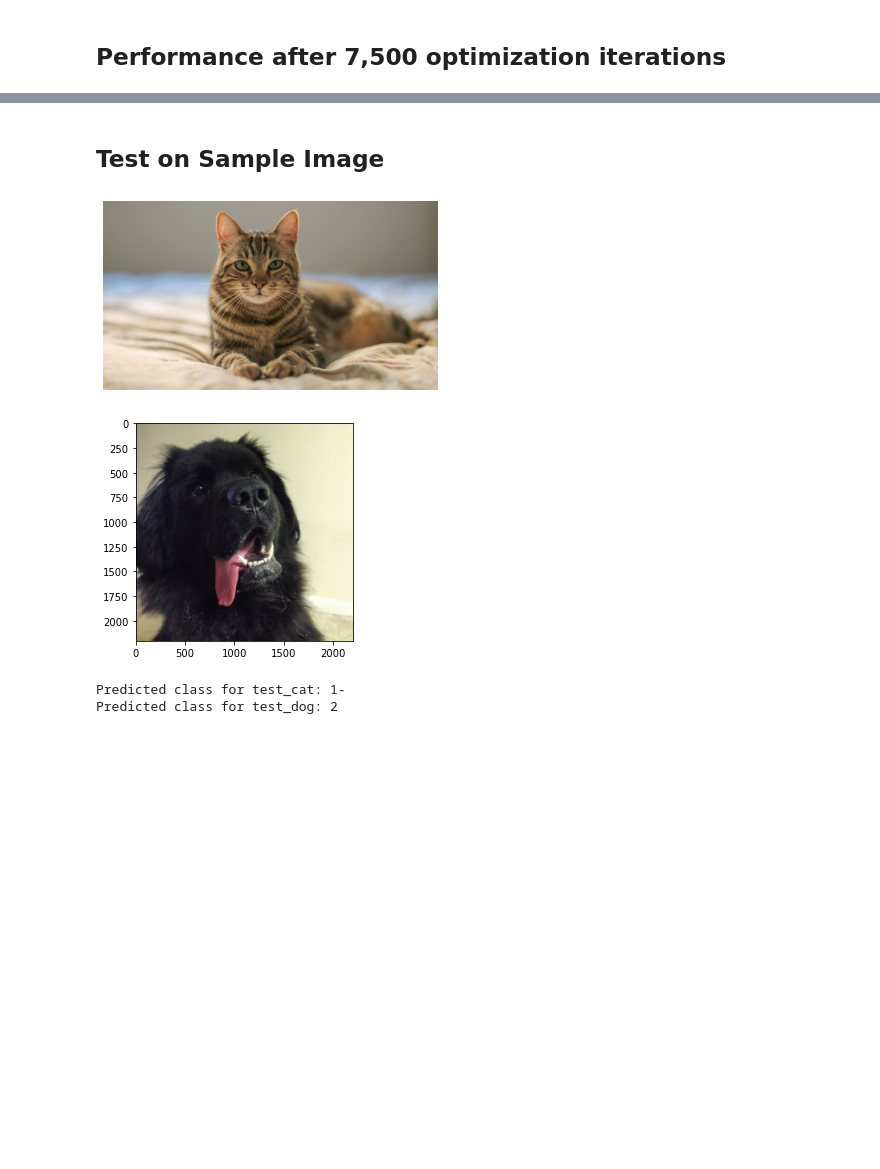
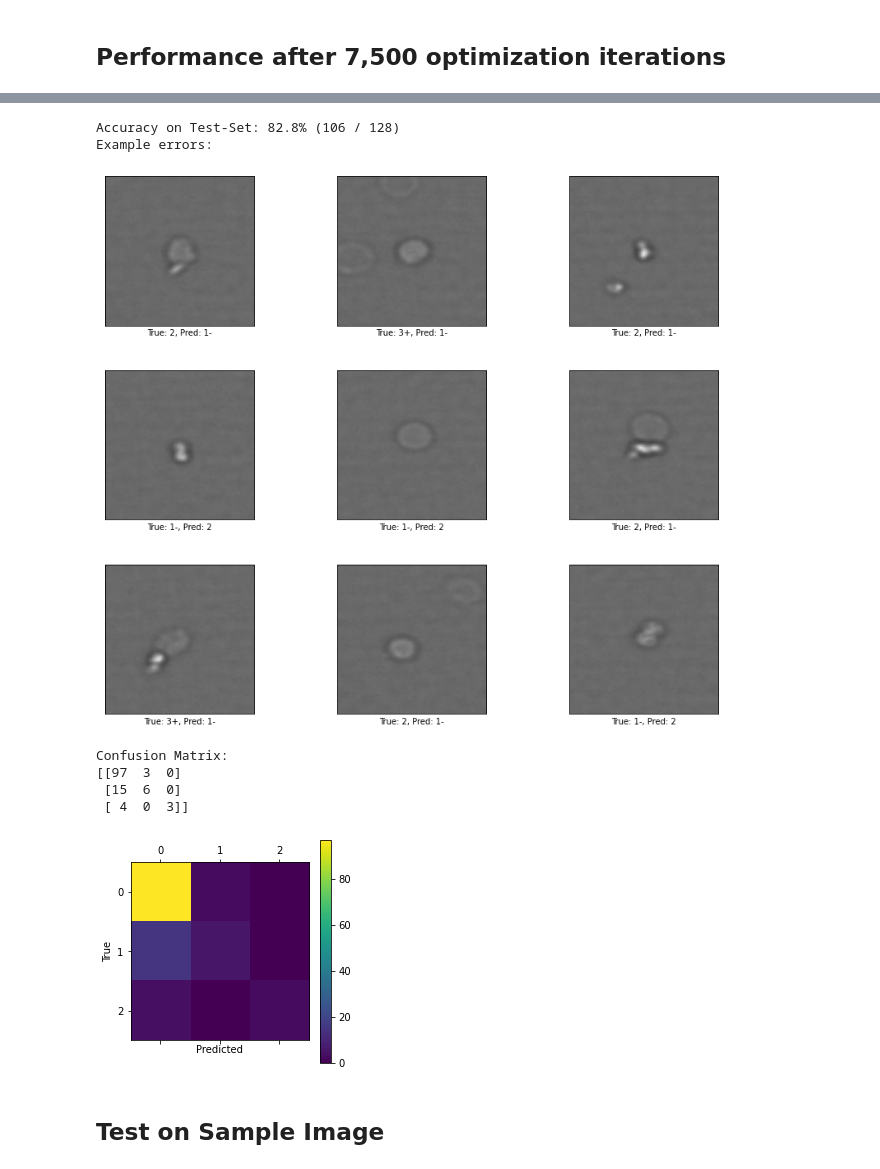
Before and after one commit to majunting/jupyter_notebook, a Jupyter notebook: reference/tensorflow-image-classification-master/tf2_cnn.ipynb, the cells around one changed output, grey strips where cells are left out. Cells and saved outputs as stored; diff of their text form; code cells hidden in the pictures; blank space fills up the shorter version.

```diff
--- a/reference/tensorflow-image-classification-master/tf2_cnn.ipynb
+++ b/reference/tensorflow-image-classification-master/tf2_cnn.ipynb
@@ -457,29 +479,33 @@ Confusion Matrix:
+# %%
+print_validation_accuracy(show_example_errors=True, show_confusion_matrix=True)
+# %% [output]
+Accuracy on Test-Set: 82.8% (106 / 128)
+Example errors:
+[figure, added]
+Confusion Matrix:
+[[97  3  0]
+ [15  6  0]
+ [ 4  0  3]]
+[figure, added]
 # %% [markdown]
 ## Test on Sample Image
 # %%
-plt.axis('off')
+# plt.axis('off')
 
-test_cat = cv2.imread('cat.jpg')
+# test_cat = cv2.imread('cat.jpg')
 
-plt.imshow(cv2.cvtColor(test_cat, cv2.COLOR_BGR2RGB))
-plt.show()
+# plt.imshow(cv2.cvtColor(test_cat, cv2.COLOR_BGR2RGB))
+# plt.show()
-# %% [output]
-[figure, removed]
 # %%
-test_dog = cv2.imread('dog.jpg')
+# test_dog = cv2.imread('dog.jpg')
 
-plt.imshow(cv2.cvtColor(test_dog, cv2.COLOR_BGR2RGB))
-plt.show()
+# plt.imshow(cv2.cvtColor(test_dog, cv2.COLOR_BGR2RGB))
+# plt.show()
-# %% [output]
-[figure, removed]
 # %%
-def sample_prediction(test_im):
-    test_im = cv2.resize(test_im, (img_size, img_size), cv2.INTER_LINEAR) / 255
-    test_pred = np.argmax(model(test_im.reshape((1, img_size, img_size, 3))))
-    return classes[test_pred]
+# def sample_prediction(test_im):
+#     test_im = cv2.resize(test_im, (img_size, img_size), cv2.INTER_LINEAR) / 255
+#     test_pred = np.argmax(model(test_im.reshape((1, img_size, img_size, 3))))
+#     return classes[test_pred]
 
-print("Predicted class for test_cat: {}".format(sample_prediction(test_cat)))
-print("Predicted class for test_dog: {}".format(sample_prediction(test_dog)))
+# print("Predicted class for test_cat: {}".format(sample_prediction(test_cat)))
+# print("Predicted class for test_dog: {}".format(sample_prediction(test_dog)))
-# %% [output]
-Predicted class for test_cat: 1-
-Predicted class for test_dog: 2
```
Also changed, not shown: parts of 9 cells of this notebook.
